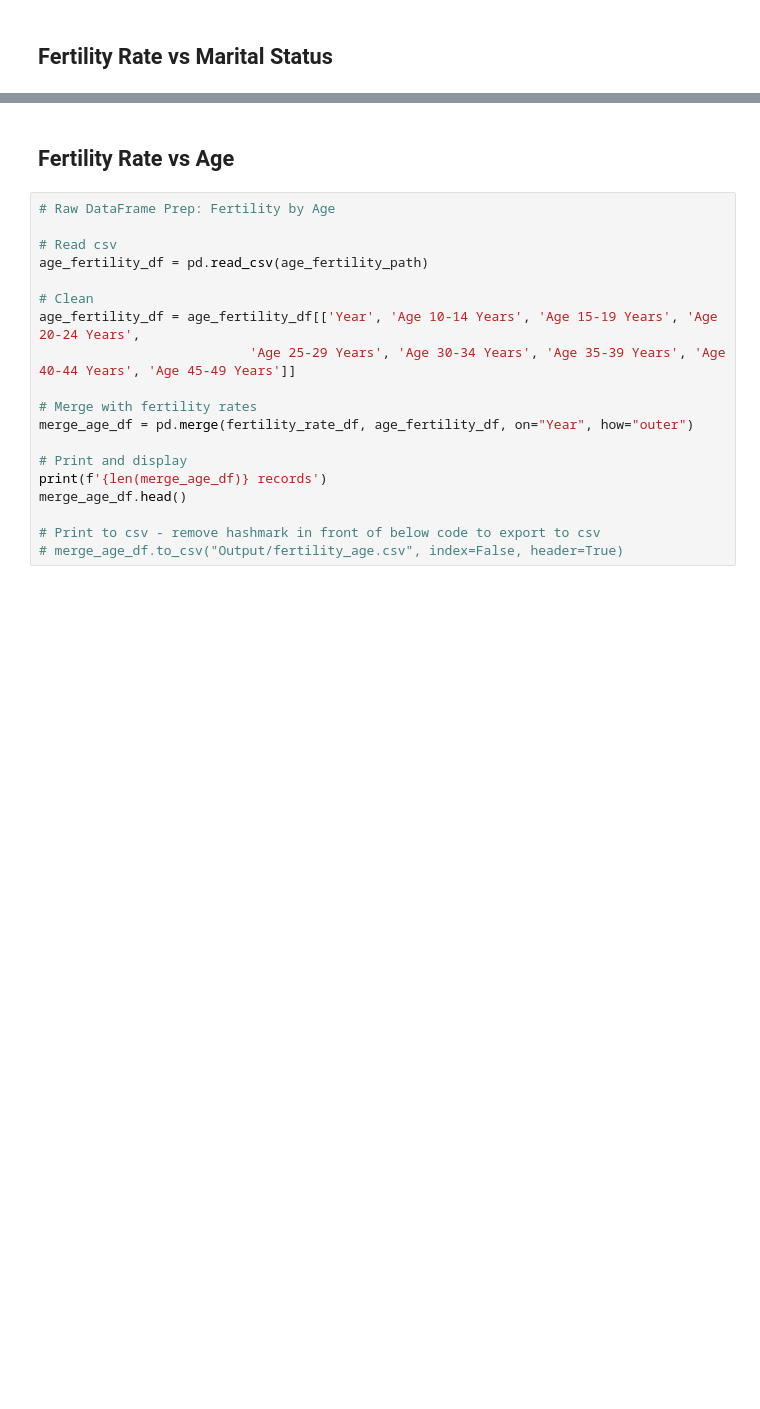
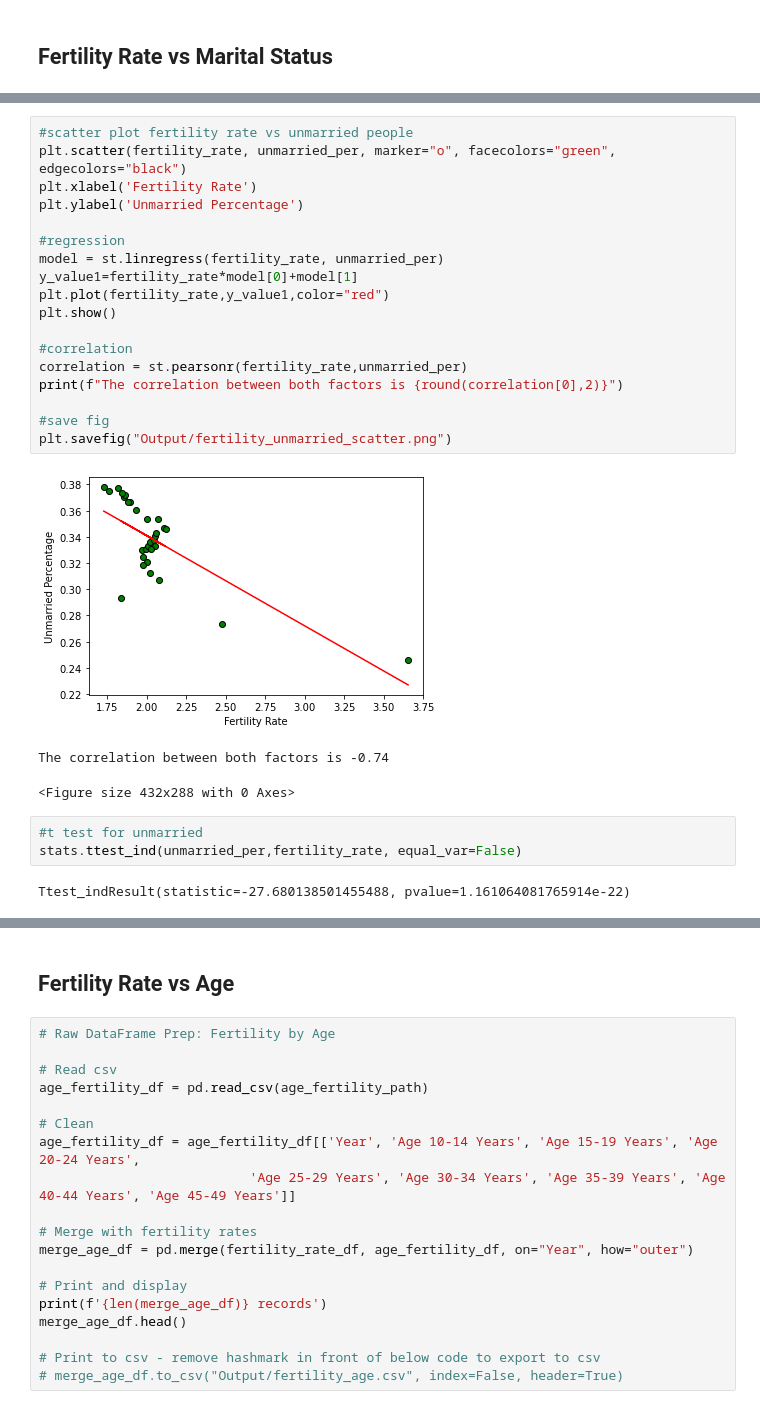
Before and after one commit to vlee2020/UCI-Project1-Group5, a Jupyter notebook: team5.ipynb, the cells around one changed output, grey strips where cells are left out. Saved outputs shown, nothing was run; the diff lists cells and outputs as text; blank space fills up the shorter version.

```diff
--- a/team5.ipynb
+++ b/team5.ipynb
@@ -127,0 +280,27 @@ merge_marital_df.to_csv("Output/marital_status.csv", index=False, header=True)
+# %%
+#scatter plot fertility rate vs unmarried people
+plt.scatter(fertility_rate, unmarried_per, marker="o", facecolors="green", edgecolors="black")
+plt.xlabel('Fertility Rate')
+plt.ylabel('Unmarried Percentage')
+
+#regression
+model = st.linregress(fertility_rate, unmarried_per)
+y_value1=fertility_rate*model[0]+model[1]
+plt.plot(fertility_rate,y_value1,color="red")
+plt.show()
+
+#correlation
+correlation = st.pearsonr(fertility_rate,unmarried_per)
+print(f"The correlation between both factors is {round(correlation[0],2)}")
+
+#save fig
+plt.savefig("Output/fertility_unmarried_scatter.png")
+# %% [output]
+[figure, added]
+The correlation between both factors is -0.74
+<Figure size 432x288 with 0 Axes>
+# %%
+#t test for unmarried
+stats.ttest_ind(unmarried_per,fertility_rate, equal_var=False)
+# %% [output]
+Ttest_indResult(statistic=-27.680138501455488, pvalue=1.161064081765914e-22)
```
Also changed, not shown: parts of 16 cells of this notebook.
